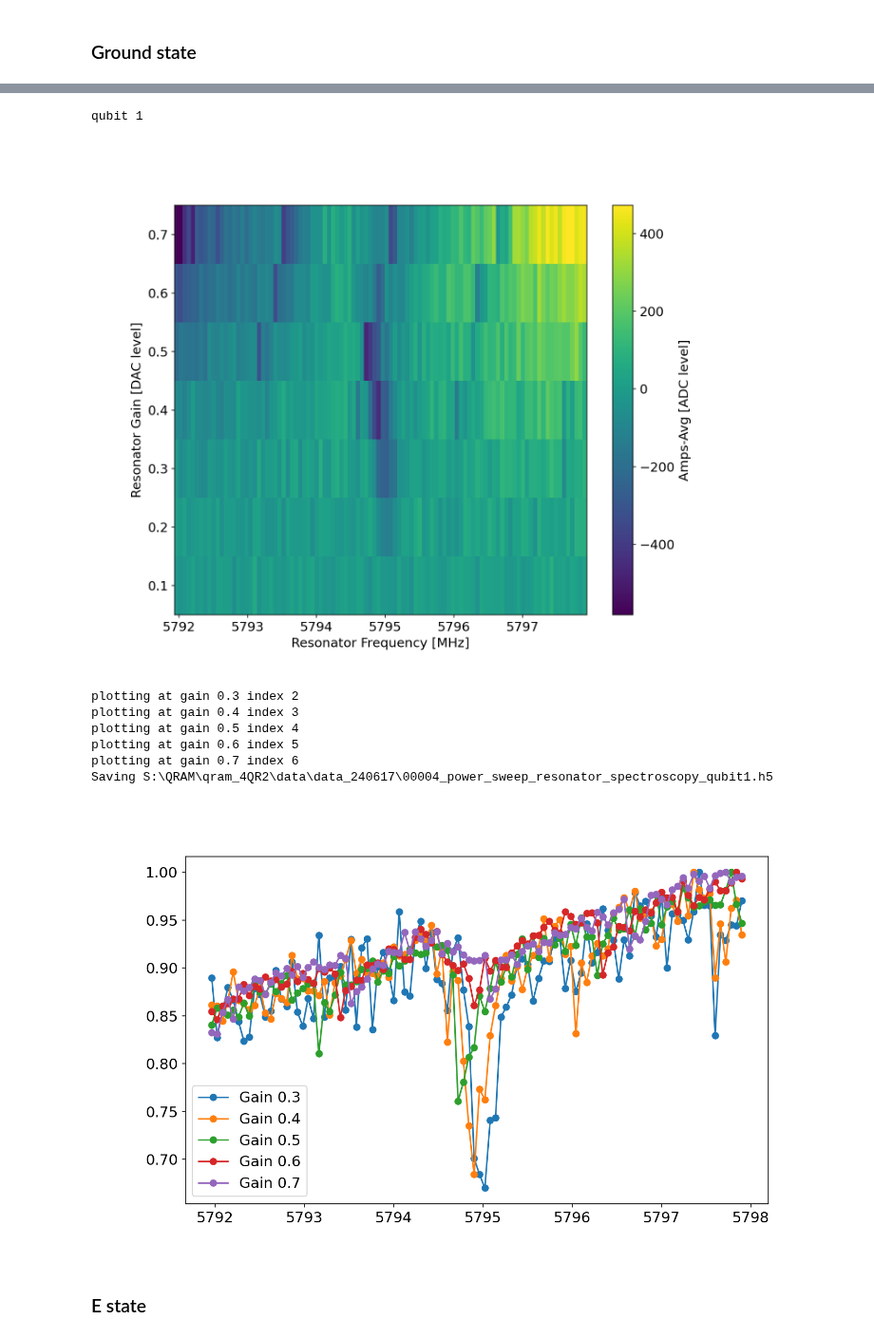
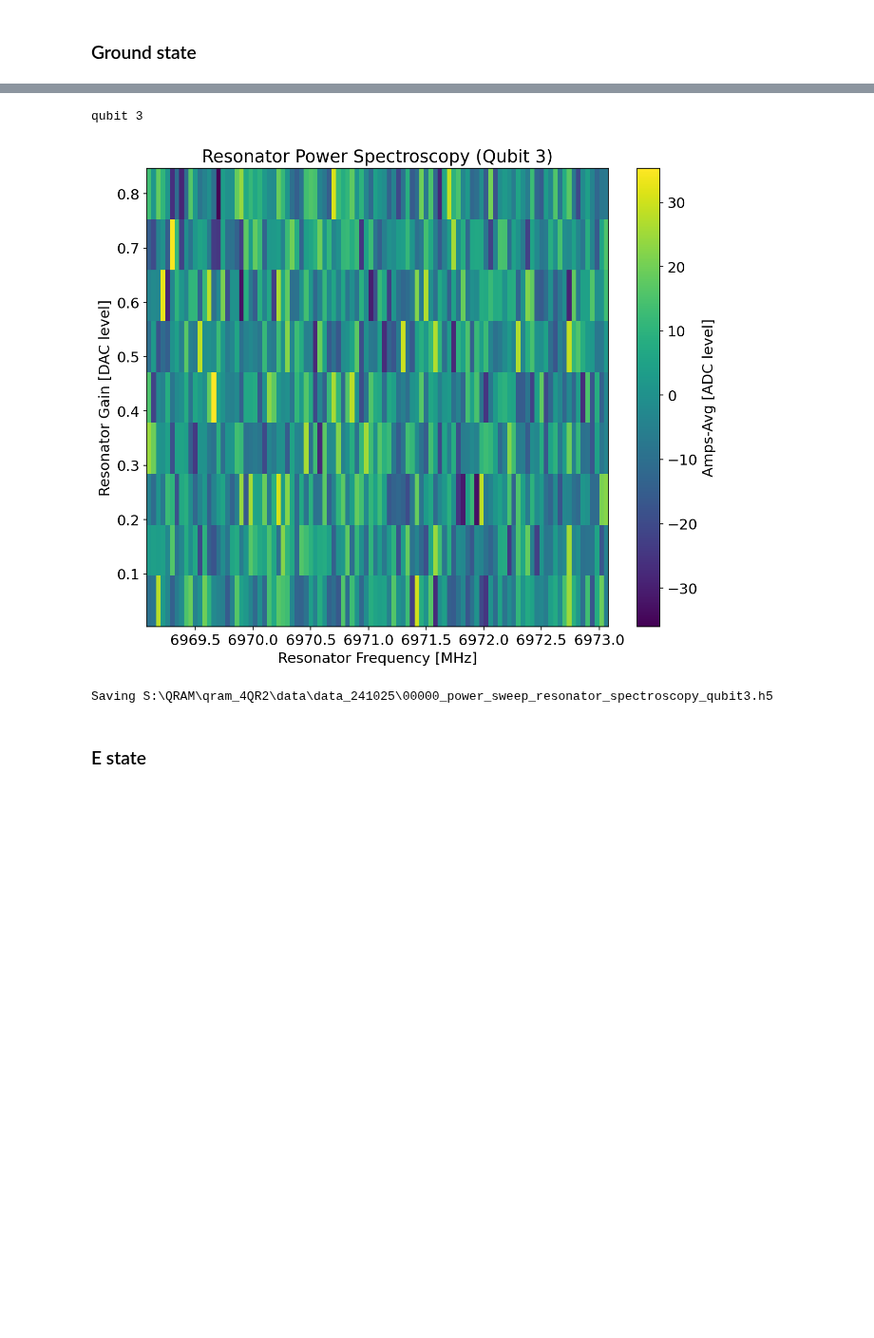
Before and after one commit to SchusterLab/qram_tprocv1_expts, a Jupyter notebook: high_power_readout.ipynb, the cells around one changed output, grey strips where cells are left out. Shown at 95% size. Saved outputs shown, nothing was run; the diff lists cells and outputs as text; code cells hidden in the pictures; blank space fills up the shorter version.

```diff
--- a/high_power_readout.ipynb
+++ b/high_power_readout.ipynb
@@ -152,0 +161,9 @@ Firmware configuration (built Sat Oct  5 10:21:47 2024):
+# %%
+with open(config_path, 'r') as cfg_file:
+    yaml_cfg = yaml.safe_load(cfg_file)
+yaml_cfg = AttrDict(yaml_cfg)
+
+freqs = np.array(yaml_cfg.device.readout.frequency)
+mixer = np.array(yaml_cfg.hw.soc.dacs.readout.mixer_freq)
+res_freq = freqs + mixer
+print('Resonator frequencies:', res_freq)
@@ -166,7 +205,7 @@ rounds = 5
 # %% [markdown]
 # Resonator spectro
 # %%
-qubit_i = 1
+qubit_i = 0
 # %%
 rspec = meas.ResonatorSpectroscopyExperiment(
     soccfg=soc,
@@ -254,16 +302,16 @@ NameError: name 'results_Qi' is not defined
 # %% [markdown]
 # Spectro versus power
 # %%
-span_f = 6 # MHz
+span_f = 4 # MHz
 npts_f = 100
 
-stop_gain = 0.7
-start_gain = 0.1
-npts_gain = 6
+stop_gain = 0.8
+start_gain = 0.05
+npts_gain = 8
 
 step_gain = (stop_gain - start_gain)/npts_gain
 
-reps = 50
+reps = 300
 # %% [markdown]
 ### Ground state
 # %%
@@ -273,6 +321,14 @@ rpowspec = meas.ResonatorPowerSweepSpectroscopyExperiment(
     prefix=f"power_sweep_resonator_spectroscopy_qubit{qubit_i}",
     config_file=config_path,
 )
+
+
+if use_full_gen:
+    rpowspec.cfg.hw.soc.dacs.readout.mixer_freq = mixer_freq
+    for i in range(4):
+        if i == 1: rpowspec.cfg.device.readout.frequency[i] = 800
+        else: rpowspec.cfg.device.readout.frequency[i] = res_freq[i] - mixer_freq
+        print(f"Qubit {i} frequency: {rpowspec.cfg.device.readout.frequency[i]}")
 
 rpowspec.cfg.expt = dict(
     start_f=rpowspec.cfg.device.readout.frequency[qubit_i]-span_f*0.5, # sweep frequency [MHz]
@@ -289,9 +345,15 @@ rpowspec.cfg.expt = dict(
     mask = [0,1,2,3],
     full_mux_ch = 4,
 )
-rpowspec.cfg.device.readout.relax_delay = 300 # Wait time between experiments [us]
+# rpowspec.cfg.device.readout.relax_delay = 300 # Wait time between experiments [us]
+rpowspec.cfg.device.readout.relax_delay = 30 # Wait time between experiments [us]
 rpowspec.cfg.device.readout.readout_length = 3
-rpowspec.cfg.expt.lengths = [rpowspec.cfg.device.readout.readout_length]*4
+
+if use_full_gen:
+    rpowspec.cfg.expt.full_mux_expt = True
+    rpowspec.cfg.expt.mask = [0,1,2,3]
+    rpowspec.cfg.expt.full_mux_ch = 4
+    rpowspec.cfg.expt.lengths = [rpowspec.cfg.device.readout.readout_length]*4
 
 print(rpowspec.cfg)
 
@@ -301,24 +361,18 @@ rpowspec.go(analyze=False, display=False, progress=True, save=False)
 # %%
 # # TESTING
 # rpowspec = meas.ResonatorPowerSweepSpectroscopyExperiment(config_file=config_path)
 # temp_data, attrs = prev_data(expt_path, '00000_power_sweep_resonator_spectroscopy_qubit1.h5')
 # rpowspec.display(data=temp_data, fit=False)
 
 print('qubit', rpowspec.cfg.expt.qTest)
 rpowspec.analyze(fit=False, lowgain=None, highgain=None)
-rpowspec.display(fit=False, select=[0.3, 0.4, 0.5, 0.6, 0.7])
+rpowspec.display(fit=False) #, select=[0.3, 0.4, 0.5, 0.6, 0.7])
 
 rpowspec.save_data()
 # %% [output]
-qubit 1
+qubit 3
-[figure, old version]
+[figure, new version]
-plotting at gain 0.3 index 2
-plotting at gain 0.4 index 3
-plotting at gain 0.5 index 4
-plotting at gain 0.6 index 5
-plotting at gain 0.7 index 6
-Saving S:\QRAM\qram_4QR2\data\data_240617\00004_power_sweep_resonator_spectroscopy_qubit1.h5
+Saving S:\QRAM\qram_4QR2\data\data_241025\00000_power_sweep_resonator_spectroscopy_qubit3.h5
-[figure, removed]
 # %%
 data_g = rpowspec.data
 amp_g = rpowspec.data['amps']
```
Also changed, not shown: parts of 36 cells of this notebook, 1 other file.
